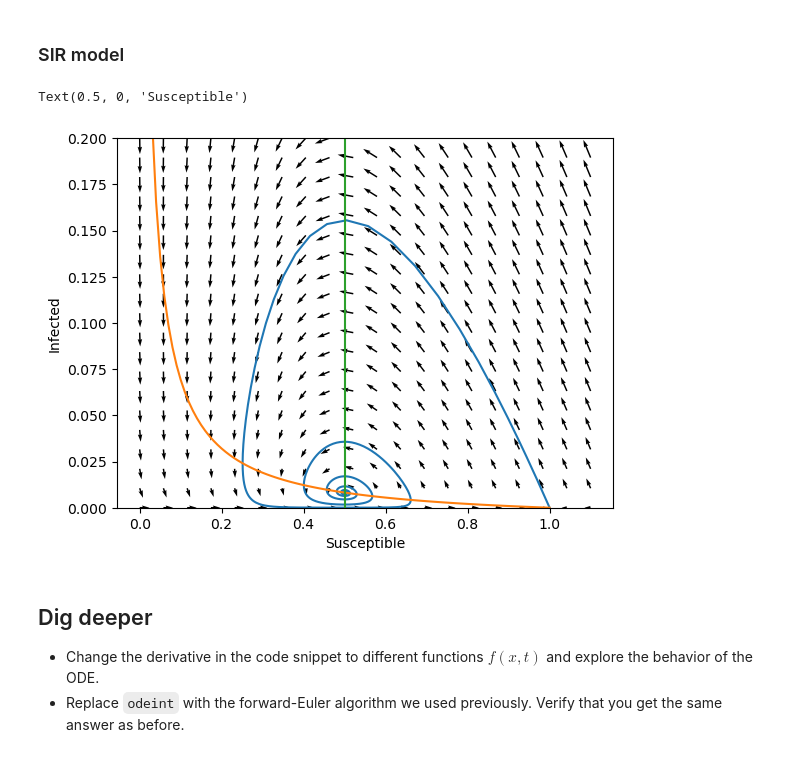
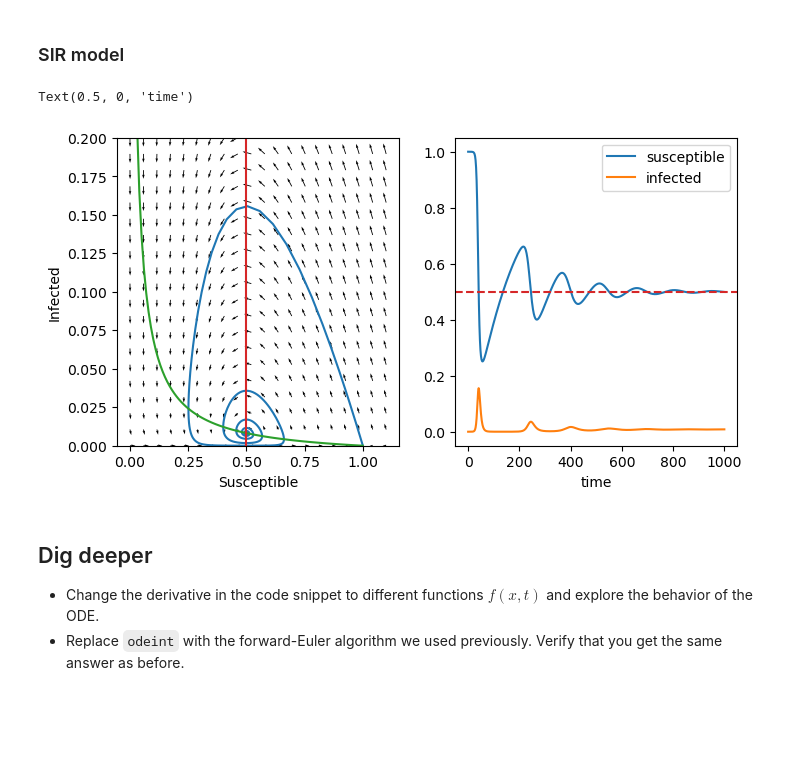
Before and after one commit to neherlab/PoL1-course-materials, a Jupyter notebook: notebooks/lecture02d_DynamicalSystems.ipynb, the cells around one changed output. Drawn from its saved outputs; the diff is of its cells as text; code cells hidden in the pictures; blank space fills up the shorter version.

```diff
--- a/notebooks/lecture02d_DynamicalSystems.ipynb
+++ b/notebooks/lecture02d_DynamicalSystems.ipynb
@@ -130,38 +130,51 @@ Text(0.5, 0, 'prey')
 # %% [markdown]
 ### SIR model
 # %%
+fig, axs = plt.subplots(1,2, figsize=(8,4))
+
 def derivative(y, t, beta, nu, delta):
     S, I = y   # y is a vector with values [S, I]
     dSdt = -beta*S*I + delta*(1-S-I)
     dIdt = beta*S*I - nu*I
     return [dSdt, dIdt]
 
 S, I = np.meshgrid(np.linspace(0.0,1.1, 20), np.linspace(0.0,0.2,20))
 
 I0 = 1e-6
 S0 = 1 - I0
 nu = 1/3 # recovery after 3 days
 delta = 1/180  # susceptible again after 180days
 R_0 = 2  # average number of infections per individual
 beta = R_0*nu # one infection per day per contact
 T = np.linspace(0,1000,1001) # time points for which we want to solve the equation
 sol = odeint(derivative, [S0, I0], T, (beta, nu, delta))
 
-plt.plot(sol[:,0], sol[:,1])
+axs[0].plot(sol[:,0], sol[:,1])
 
 dSdt, dIdt = derivative([S,I], 0, beta, nu, delta)
 length = np.sqrt(dSdt**2 + dIdt**2)
 
-plt.quiver(S,I,dSdt/length**0.8, dIdt/length**0.8, angles='xy')
+axs[0].quiver(S,I,dSdt/length**0.8, dIdt/length**0.8, angles='xy')
 s=np.linspace(0,1,101)
-plt.plot(s, delta*(1-s)/(delta+beta*s))
-plt.plot(nu/beta*np.array([1,1]), [0,0.2])
-plt.ylim(0,0.2)
-plt.ylabel('Infected')
-plt.xlabel('Susceptible')
+
+# null cline dS/dt = 0: I = delta*(1-S)/(delta + beta*s)
+axs[0].plot(s, delta*(1-s)/(delta+beta*s), c='C2')
+
+# null cline dI/dt = 0 => S = 1/R0 = nu/beta
+axs[0].plot(nu/beta*np.array([1,1]), [0,0.2], c='C3')
+axs[0].set_ylim(0,0.2)
+axs[0].set_ylabel('Infected')
+axs[0].set_xlabel('Susceptible')
+
+
+axs[1].plot(T, sol[:,0], label='susceptible')
+axs[1].plot(T, sol[:,1], label='infected')
+axs[1].axhline(1/R_0, ls='--', c='C3')
+axs[1].legend()
+axs[1].set_xlabel('time')
 # %% [output]
-Text(0.5, 0, 'Susceptible')
+Text(0.5, 0, 'time')
-[figure, old version]
+[figure, new version]
 # %% [markdown]
 ## Dig deeper
 
```
Also changed, not shown: 1 other file.
